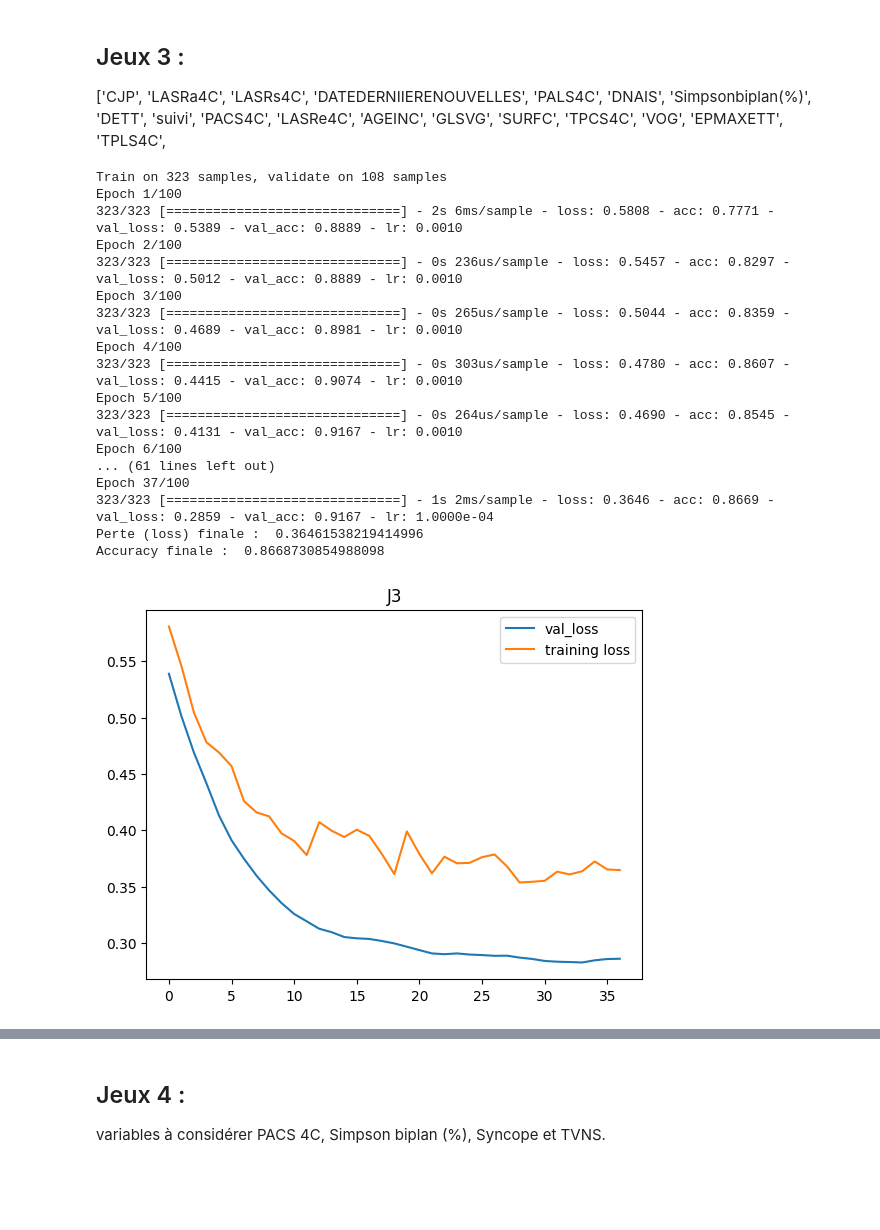
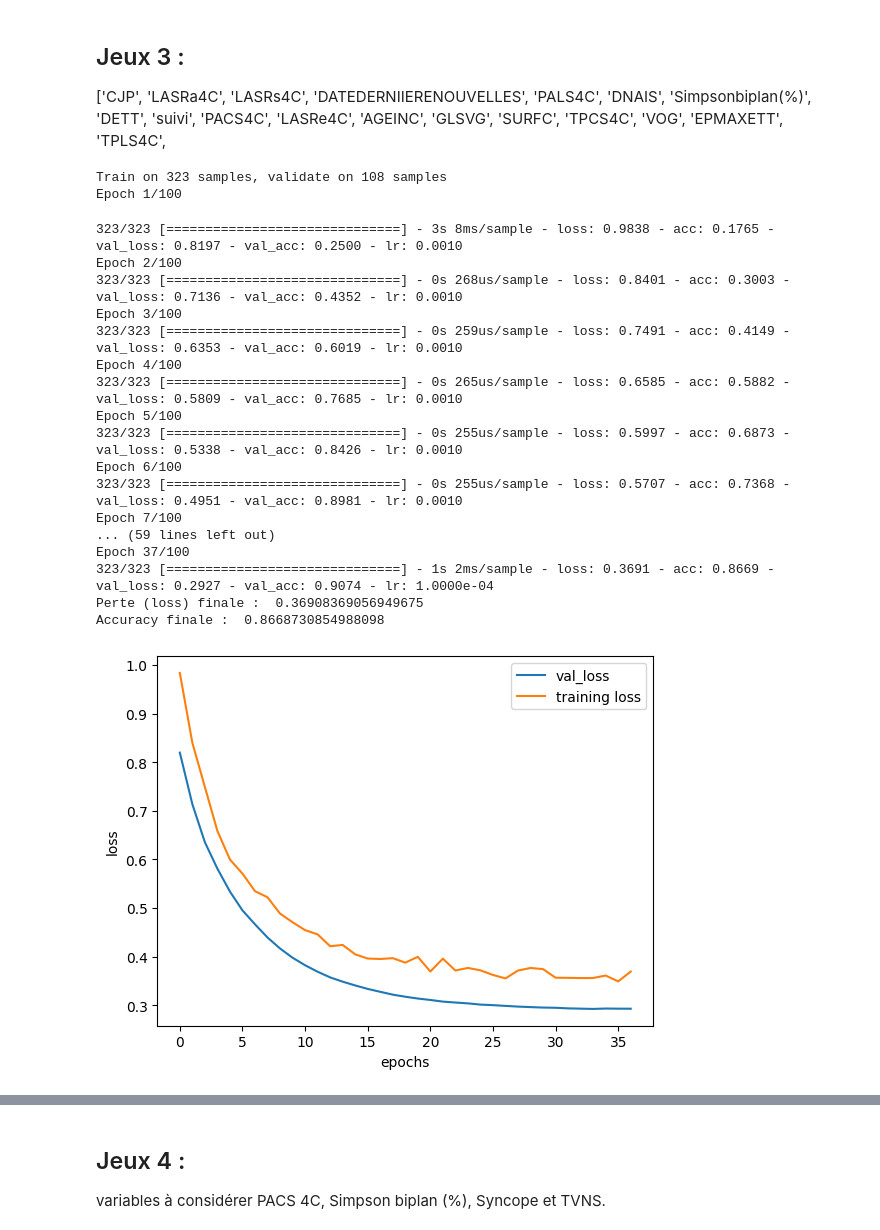
Before and after one commit to hacenekt1/TER_Sujet13, a Jupyter notebook: reseauneurone.ipynb, the cells around one changed output, grey strips where cells are left out. Cells and saved outputs as stored; diff of their text form; code cells hidden in the pictures; blank space fills up the shorter version.

```diff
--- a/reseauneurone.ipynb
+++ b/reseauneurone.ipynb
@@ -206,7 +207,7 @@ x_train3,x_test3,y_train3,y_test3=train_test_split(X_3j,Y,test_size=0.25,random_
 model3 = tf.keras.models.Sequential()
 model3.add(tf.keras.layers.Dense(22, activation='relu', input_dim=11))
 model3.add(tf.keras.layers.Dropout(0.25))
-model3.add(tf.keras.layers.Dense(7, activation='relu'))
+model3.add(tf.keras.layers.Dense(8, activation='relu'))
 model3.add(tf.keras.layers.Dense(1, activation='sigmoid'))
 model3.compile(optimizer='adam', loss='binary_crossentropy', metrics=['accuracy'])
 # %%
@@ -226,29 +227,32 @@ print("Accuracy finale : ", history3.history['acc'][-1])
 # %% [output]
 Train on 323 samples, validate on 108 samples
 Epoch 1/100
-323/323 [==============================] - 2s 6ms/sample - loss: 0.5808 - acc: 0.7771 - val_loss: 0.5389 - val_acc: 0.8889 - lr: 0.0010
-Epoch 2/100
-323/323 [==============================] - 0s 236us/sample - loss: 0.5457 - acc: 0.8297 - val_loss: 0.5012 - val_acc: 0.8889 - lr: 0.0010
-Epoch 3/100
-323/323 [==============================] - 0s 265us/sample - loss: 0.5044 - acc: 0.8359 - val_loss: 0.4689 - val_acc: 0.8981 - lr: 0.0010
-Epoch 4/100
-323/323 [==============================] - 0s 303us/sample - loss: 0.4780 - acc: 0.8607 - val_loss: 0.4415 - val_acc: 0.9074 - lr: 0.0010
-Epoch 5/100
-323/323 [==============================] - 0s 264us/sample - loss: 0.4690 - acc: 0.8545 - val_loss: 0.4131 - val_acc: 0.9167 - lr: 0.0010
-Epoch 6/100
-... (61 lines left out)
-Epoch 37/100
-323/323 [==============================] - 1s 2ms/sample - loss: 0.3646 - acc: 0.8669 - val_loss: 0.2859 - val_acc: 0.9167 - lr: 1.0000e-04
-Perte (loss) finale :  0.36461538219414996
-Accuracy finale :  0.8668730854988098
+323/323 [==============================] - 3s 8ms/sample - loss: 0.9838 - acc: 0.1765 - val_loss: 0.8197 - val_acc: 0.2500 - lr: 0.0010
+Epoch 2/100
+323/323 [==============================] - 0s 268us/sample - loss: 0.8401 - acc: 0.3003 - val_loss: 0.7136 - val_acc: 0.4352 - lr: 0.0010
+Epoch 3/100
+323/323 [==============================] - 0s 259us/sample - loss: 0.7491 - acc: 0.4149 - val_loss: 0.6353 - val_acc: 0.6019 - lr: 0.0010
+Epoch 4/100
+323/323 [==============================] - 0s 265us/sample - loss: 0.6585 - acc: 0.5882 - val_loss: 0.5809 - val_acc: 0.7685 - lr: 0.0010
+Epoch 5/100
+323/323 [==============================] - 0s 255us/sample - loss: 0.5997 - acc: 0.6873 - val_loss: 0.5338 - val_acc: 0.8426 - lr: 0.0010
+Epoch 6/100
+323/323 [==============================] - 0s 255us/sample - loss: 0.5707 - acc: 0.7368 - val_loss: 0.4951 - val_acc: 0.8981 - lr: 0.0010
+Epoch 7/100
+... (59 lines left out)
+Epoch 37/100
+323/323 [==============================] - 1s 2ms/sample - loss: 0.3691 - acc: 0.8669 - val_loss: 0.2927 - val_acc: 0.9074 - lr: 1.0000e-04
+Perte (loss) finale :  0.36908369056949675
+Accuracy finale :  0.8668730854988098
 # %%
 plt.plot(history3.history["val_loss"], label="val_loss")
 plt.plot(history3.history["loss"], label="training loss")
+plt.xlabel('epochs')
+plt.ylabel('loss')
 plt.legend()
-plt.title('J3')
 plt.show()
 # %% [output]
-[figure, old version]
+[figure, new version]
 # %%
 scores3 = model3.evaluate(x_test3, y_test3, verbose=0)
 print("%s: %.2f" % (model3.metrics_names[0], scores3[0]))
```
Also changed, not shown: parts of 16 cells of this notebook.
